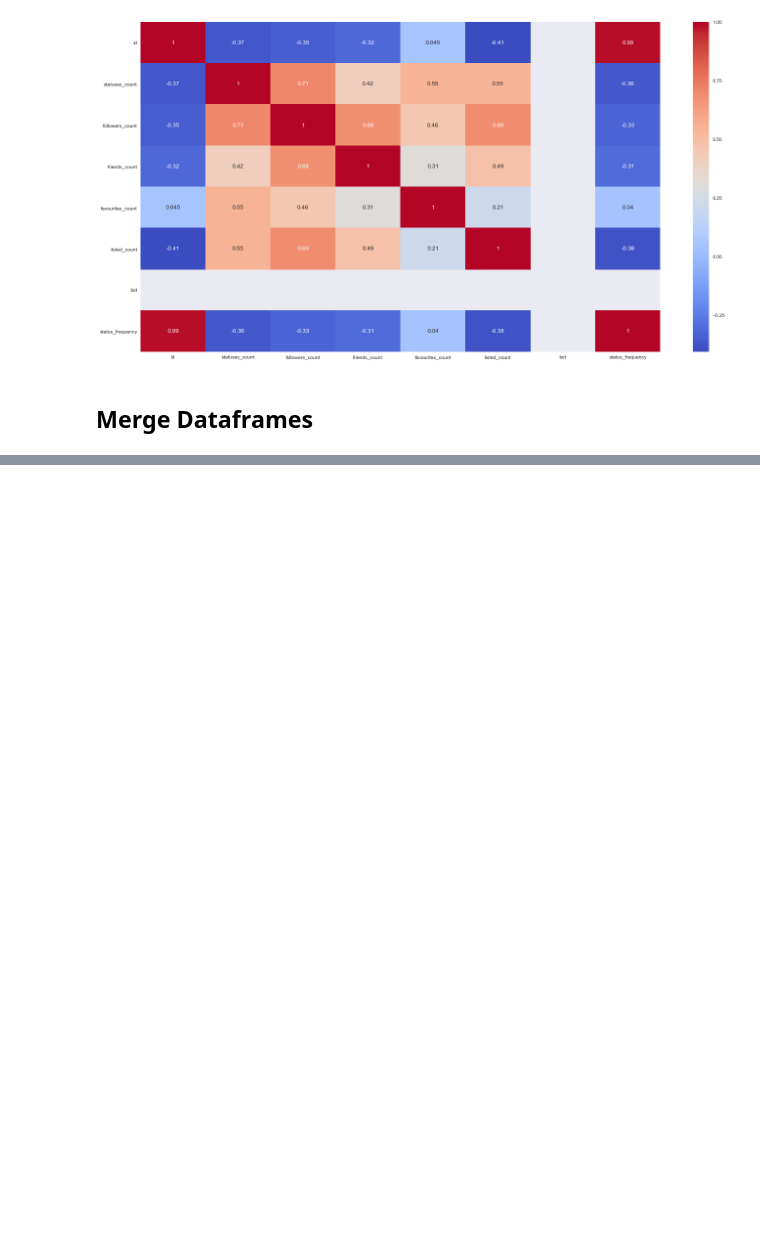
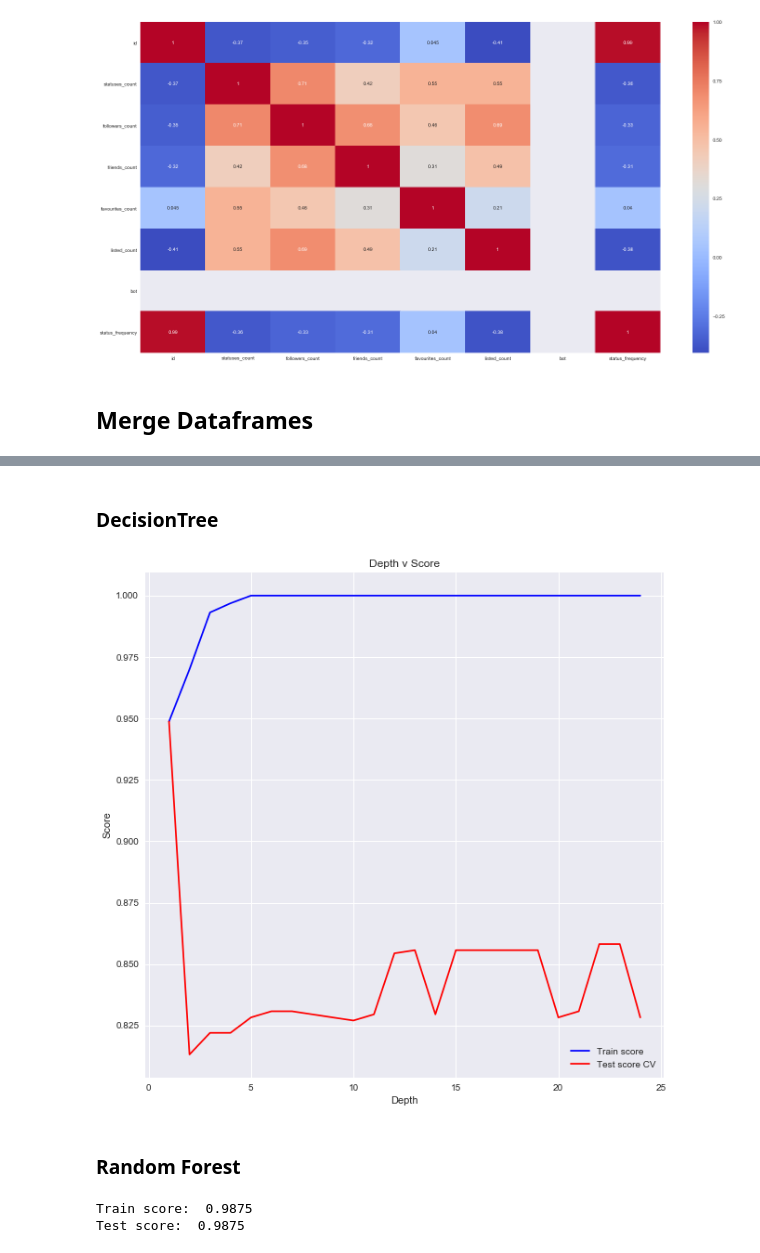
Before and after one commit to ramochoargv/final, a Jupyter notebook: notebooks/bot_analysis.ipynb, the cells around one changed output, grey strips where cells are left out. Drawn from its saved outputs; the diff is of its cells as text; code cells hidden in the pictures; blank space fills up the shorter version.

```diff
--- a/notebooks/bot_analysis.ipynb
+++ b/notebooks/bot_analysis.ipynb
@@ -172,0 +221,50 @@ plt.show()
+# %%
+# get x and y
+X = slick_frame.drop(['bot'], axis=1)
+y = slick_frame['bot']
+
+# split into test and training data
+X_train, X_test, y_train, y_test = train_test_split(X, y, test_size=0.3, random_state=8, stratify=slick_frame['bot'])
+# %% [markdown]
+### DecisionTree
+# %%
+prange = np.arange(1, 25)
+
+# tree predictions on scaled x values, and original/unscaled y values
+training_scores, testing_scores = validation_curve(DecisionTreeClassifier()
+                                                   ,X, y,
+                                                   param_name="max_depth",
+                                                   param_range=prange,
+                                                   cv=3,
+                                                   scoring="accuracy",
+                                                   n_jobs=-1)
+# mean and standard deviations
+training_mean = np.mean(training_scores, axis=1)
+training_std = np.std(training_scores, axis=1)
+testing_mean = np.mean(testing_scores, axis=1)
+testing_std = np.std(testing_scores, axis=1)
+
+# Plot scores
+plt.figure(figsize=(10,10))
+plt.plot(prange, training_mean, label="Train score", color="blue")
+plt.plot(prange, testing_mean, label="Test score CV", color="red")
+plt.xlabel("Depth")
+plt.ylabel("Score")
+plt.legend(loc="best")
+plt.title("Depth v Score")
+plt.show()
+# %% [output]
+[figure, added]
+# %% [markdown]
+### Random Forest
+# %%
+forest_reg = RandomForestClassifier(n_estimators=25, max_depth=5, criterion='entropy',
+                                    min_samples_leaf=10, min_samples_split=3)
+forest_reg.fit(X_train, y_train)
+pred_test = forest_reg.predict(X_test)
+pred_train = forest_reg.predict(X_train)
+print('Train score: ',forest_reg.score(X_train, y_train))
+print('Test score: ',forest_reg.score(X_test, y_test))
+# %% [output]
+Train score:  0.9875
+Test score:  0.9875
```
Also changed, not shown: parts of 17 cells of this notebook.
